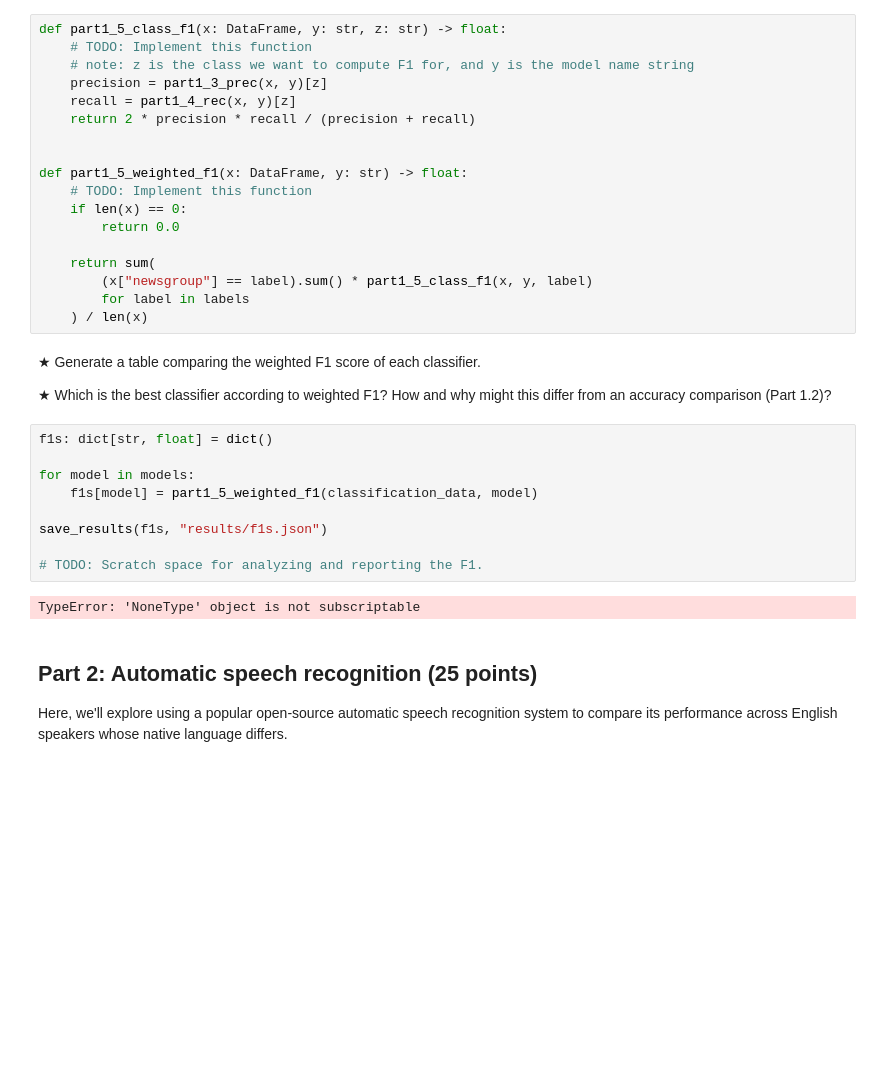
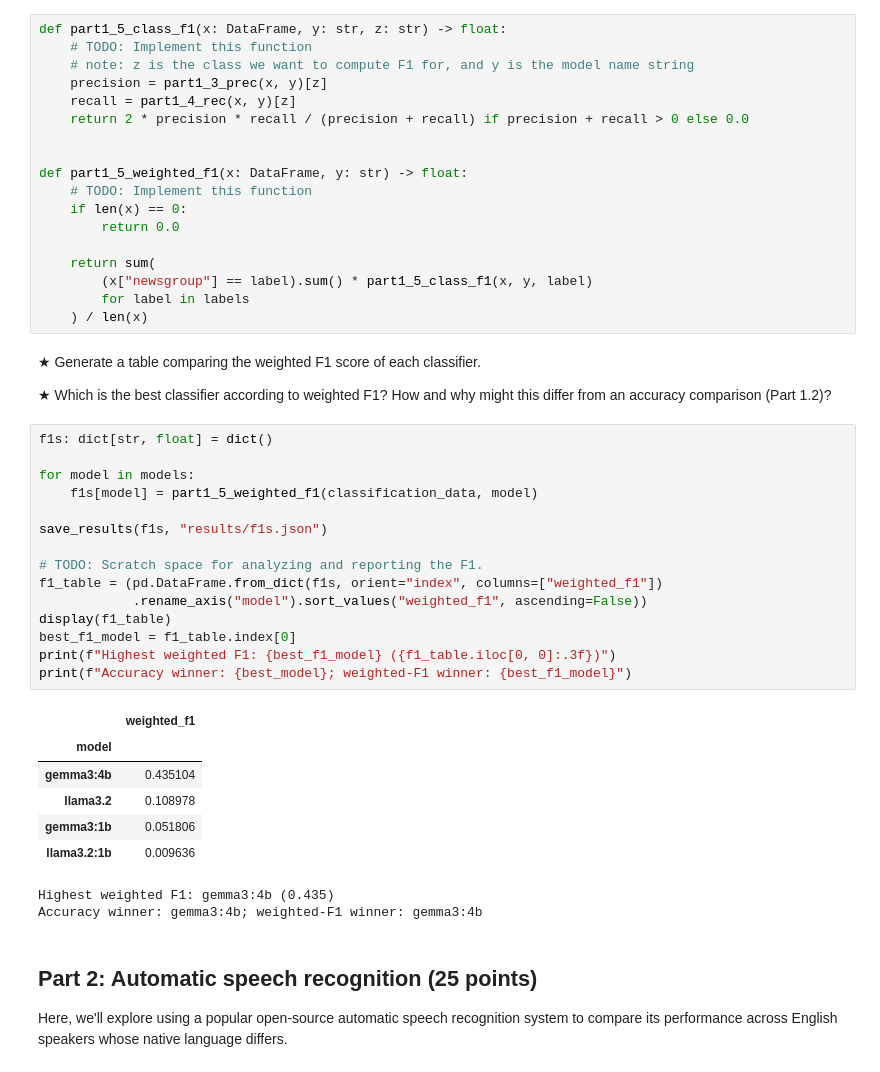
Before and after one commit to WjNaG2/SI140-RedEnvelope, a Jupyter notebook: HW1.ipynb, the cells around one changed output. Saved outputs shown, nothing was run; the diff lists cells and outputs as text; blank space fills up the shorter version.

```diff
--- a/HW1.ipynb
+++ b/HW1.ipynb
@@ -504,7 +598,7 @@ def part1_5_class_f1(x: DataFrame, y: str, z: str) -> float:
     # note: z is the class we want to compute F1 for, and y is the model name string
     precision = part1_3_prec(x, y)[z]
     recall = part1_4_rec(x, y)[z]
-    return 2 * precision * recall / (precision + recall)
+    return 2 * precision * recall / (precision + recall) if precision + recall > 0 else 0.0
 
 
 def part1_5_weighted_f1(x: DataFrame, y: str) -> float:
@@ -523,14 +617,27 @@ def part1_5_weighted_f1(x: DataFrame, y: str) -> float:
 # %%
 f1s: dict[str, float] = dict()
 
 for model in models:
     f1s[model] = part1_5_weighted_f1(classification_data, model)
 
 save_results(f1s, "results/f1s.json")
 
 # TODO: Scratch space for analyzing and reporting the F1.
+f1_table = (pd.DataFrame.from_dict(f1s, orient="index", columns=["weighted_f1"])
+            .rename_axis("model").sort_values("weighted_f1", ascending=False))
+display(f1_table)
+best_f1_model = f1_table.index[0]
+print(f"Highest weighted F1: {best_f1_model} ({f1_table.iloc[0, 0]:.3f})")
+print(f"Accuracy winner: {best_model}; weighted-F1 winner: {best_f1_model}")
 # %% [output]
+|  | weighted_f1 |
+| model |  |
+| gemma3:4b | 0.435104 |
+| llama3.2 | 0.108978 |
+| gemma3:1b | 0.051806 |
+| llama3.2:1b | 0.009636 |
-TypeError: 'NoneType' object is not subscriptable
+Highest weighted F1: gemma3:4b (0.435)
+Accuracy winner: gemma3:4b; weighted-F1 winner: gemma3:4b
 # %% [markdown]
 ## Part 2: Automatic speech recognition (25 points)
 Here, we'll explore using a popular open-source automatic speech recognition system to compare its performance across English speakers whose native language differs.
```
Also changed, not shown: parts of 4 cells of this notebook.
